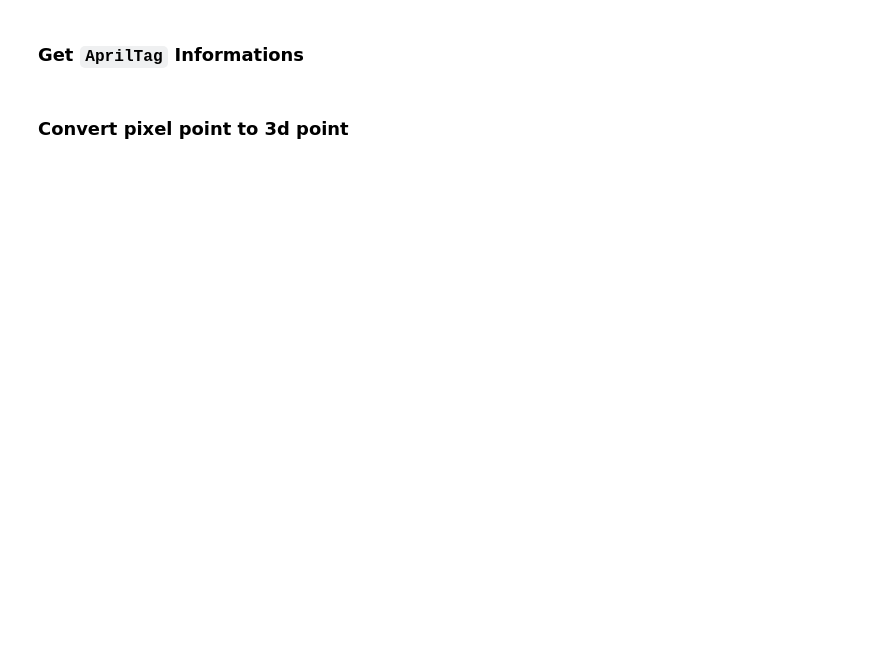
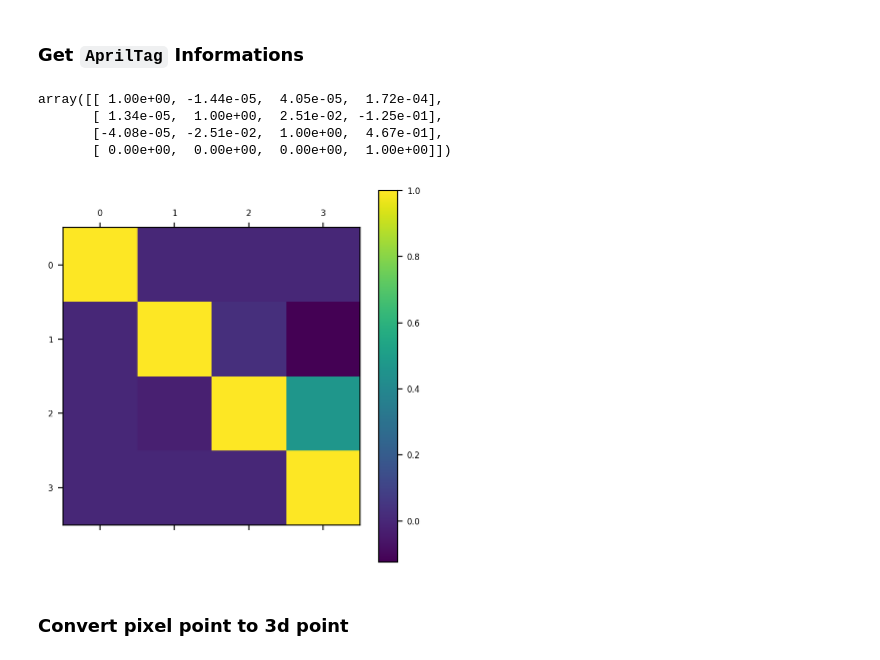
Before and after one commit to joonhyung-lee/mujoco-py-usage, a Jupyter notebook: code/demo_ur_07_pnp.ipynb, the cells around one changed output. Saved outputs shown, nothing was run; the diff lists cells and outputs as text; code cells hidden in the pictures; blank space fills up the shorter version.

```diff
--- a/code/demo_ur_07_pnp.ipynb
+++ b/code/demo_ur_07_pnp.ipynb
@@ -110,7 +113,7 @@ img_Gray = cv2.cvtColor(img_BGR, cv2.COLOR_BGR2GRAY)
 # detections, dimg = detector.detect(fram_gray, return_image=True)
 results = detector.detect(img_Gray)
 
-cam_matrix, _, _ = env.camera_matrix_and_pose(width=width, height=height, camera_name="main1")
+cam_matrix, _, _ = env.camera_matrix_and_pose(width=env.render_width, height=env.render_height, camera_name="main1")
 fx = cam_matrix[0][0]
 cx = cam_matrix[0][2]
 fy = cam_matrix[1][1]
@@ -125,6 +128,19 @@ if len(results) > 0:
 
         poseRotation = pose[:3, :3]
         poseTranslation = pose[:3, 3]
+# %%
+pose
+# %% [output]
+array([[ 1.00e+00, -1.44e-05,  4.05e-05,  1.72e-04],
+       [ 1.34e-05,  1.00e+00,  2.51e-02, -1.25e-01],
+       [-4.08e-05, -2.51e-02,  1.00e+00,  4.67e-01],
+       [ 0.00e+00,  0.00e+00,  0.00e+00,  1.00e+00]])
+# %%
+plt.matshow(pose)
+plt.colorbar()
+plt.show()
+# %% [output]
+[figure, added]
 # %% [markdown]
 ### Convert pixel point to 3d point
 # %%
```
Also changed, not shown: parts of 12 cells of this notebook, 2 other files.
